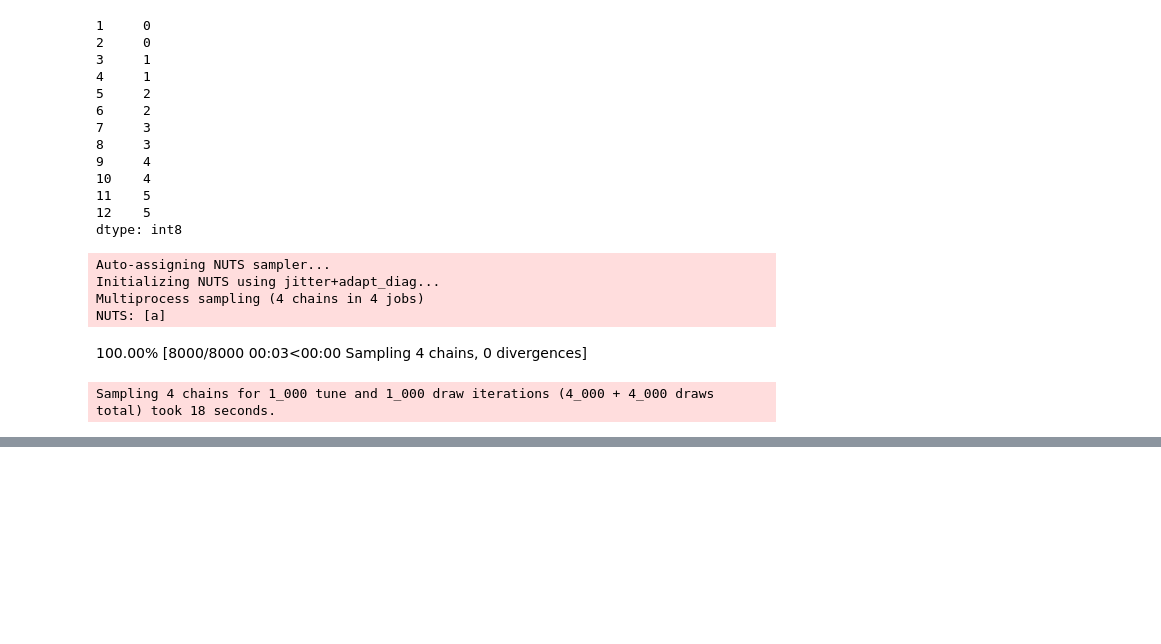
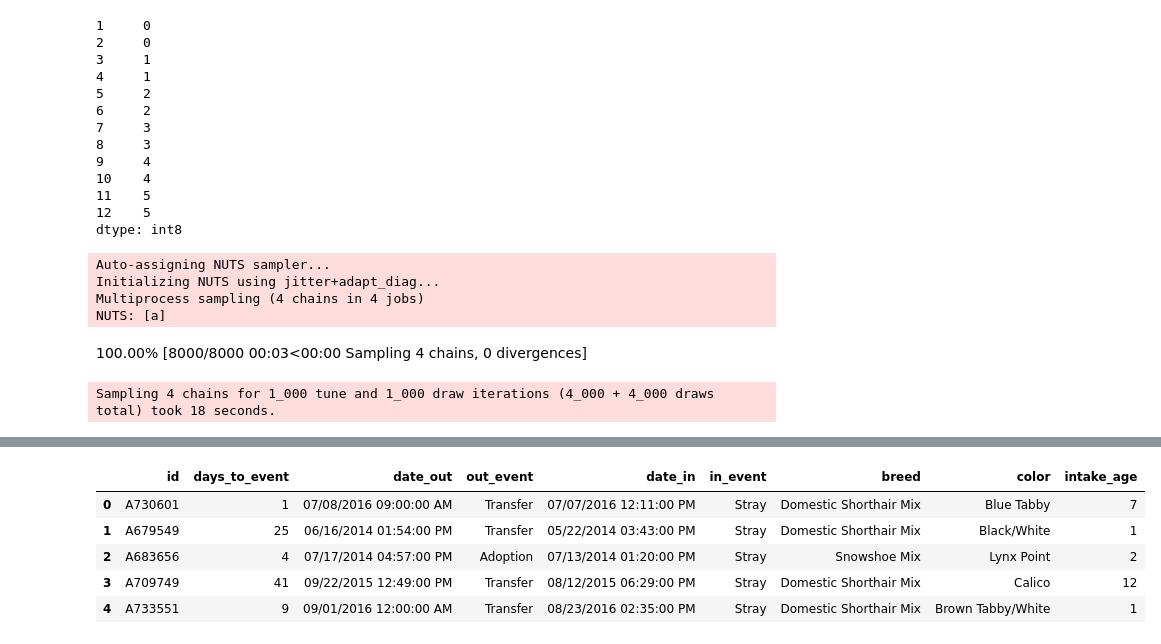
Before and after one commit to kpjmcg/Statistical-Rethinking-2023-Python-Notes, a Jupyter notebook: Lecture_9_2023.ipynb, the cells around one changed output, grey strips where cells are left out. Saved outputs shown, nothing was run; the diff lists cells and outputs as text; code cells hidden in the pictures; blank space fills up the shorter version.

```diff
--- a/Lecture_9_2023.ipynb
+++ b/Lecture_9_2023.ipynb
@@ -461,0 +588,10 @@ for i in range(6):
+# %%
+cats = pd.read_csv('Data/AustinCats.csv',sep=';')
+cats.head()
+# %% [output]
+|  | id | days_to_event | date_out | out_event | date_in | in_event | breed | color | intake_age |
+| 0 | A730601 | 1 | 07/08/2016 09:00:00 AM | Transfer | 07/07/2016 12:11:00 PM | Stray | Domestic Shorthair Mix | Blue Tabby | 7 |
+| 1 | A679549 | 25 | 06/16/2014 01:54:00 PM | Transfer | 05/22/2014 03:43:00 PM | Stray | Domestic Shorthair Mix | Black/White | 1 |
+| 2 | A683656 | 4 | 07/17/2014 04:57:00 PM | Adoption | 07/13/2014 01:20:00 PM | Stray | Snowshoe Mix | Lynx Point | 2 |
+| 3 | A709749 | 41 | 09/22/2015 12:49:00 PM | Transfer | 08/12/2015 06:29:00 PM | Stray | Domestic Shorthair Mix | Calico | 12 |
+| 4 | A733551 | 9 | 09/01/2016 12:00:00 AM | Transfer | 08/23/2016 02:35:00 PM | Stray | Domestic Shorthair Mix | Brown Tabby/White | 1 |
```
Also changed, not shown: parts of 32 cells of this notebook.
